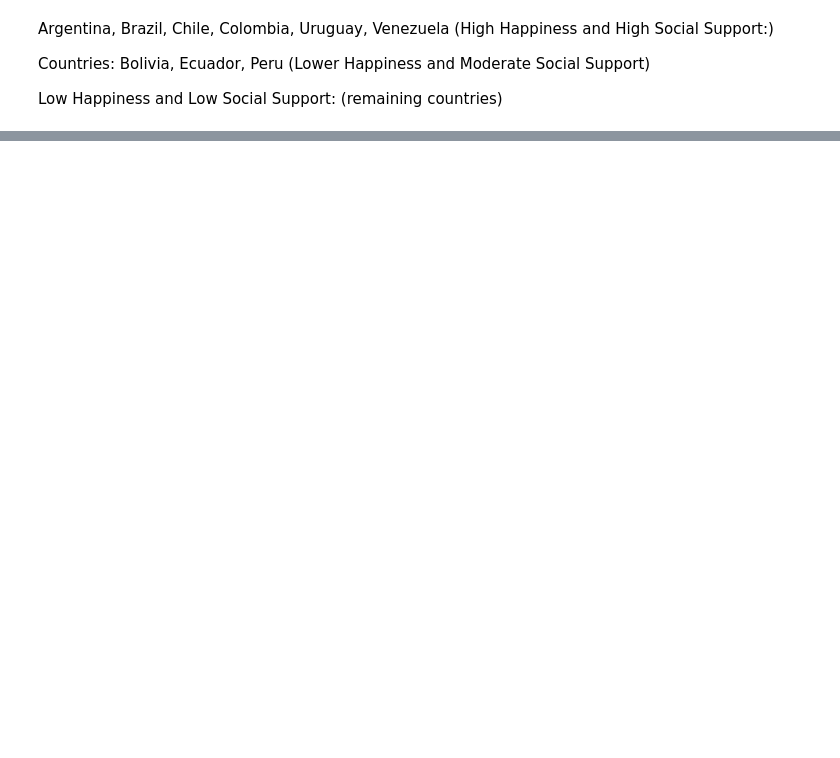
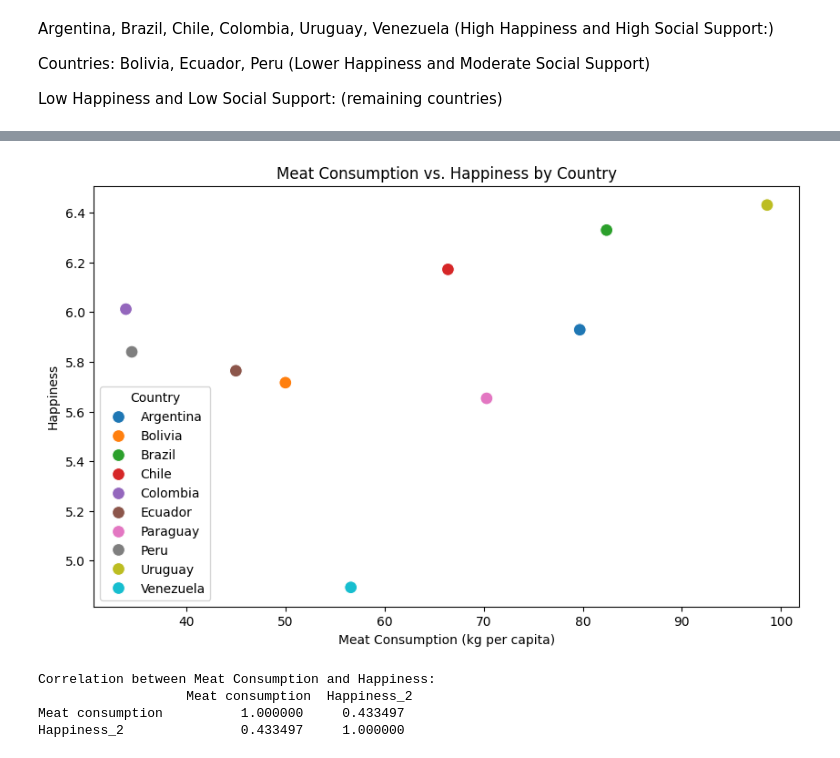
Before and after one commit to hetpatel007/Het_Special_Topics, a Jupyter notebook: Copy_of_Independent.ipynb, the cells around one changed output, grey strips where cells are left out. Saved outputs shown, nothing was run; the diff lists cells and outputs as text; code cells hidden in the pictures; blank space fills up the shorter version.

```diff
--- a/Copy_of_Independent.ipynb
+++ b/Copy_of_Independent.ipynb
@@ -312,0 +762,24 @@ Low Happiness and Low Social Support:
+# %%
+import seaborn as sns
+import matplotlib.pyplot as plt
+
+# Scatter plot to visualize the relationship between Meat Consumption and Happiness
+plt.figure(figsize=(10, 6))
+sns.scatterplot(x='Meat consumption', y='Happiness_2', data=final_merged_df_2, hue='Country', s=100)
+plt.title('Meat Consumption vs. Happiness by Country')
+plt.xlabel('Meat Consumption (kg per capita)')
+plt.ylabel('Happiness')
+plt.show()
+# %% [output]
+[figure, added]
+# %%
+# Calculate the Pearson correlation coefficient
+correlation = final_merged_df_2[['Meat consumption', 'Happiness_2']].corr()
+
+# Display the correlation value
+print("Correlation between Meat Consumption and Happiness:\n", correlation)
+# %% [output]
+Correlation between Meat Consumption and Happiness:
+                   Meat consumption  Happiness_2
+Meat consumption          1.000000     0.433497
+Happiness_2               0.433497     1.000000
```
Also changed, not shown: parts of 40 cells of this notebook.
